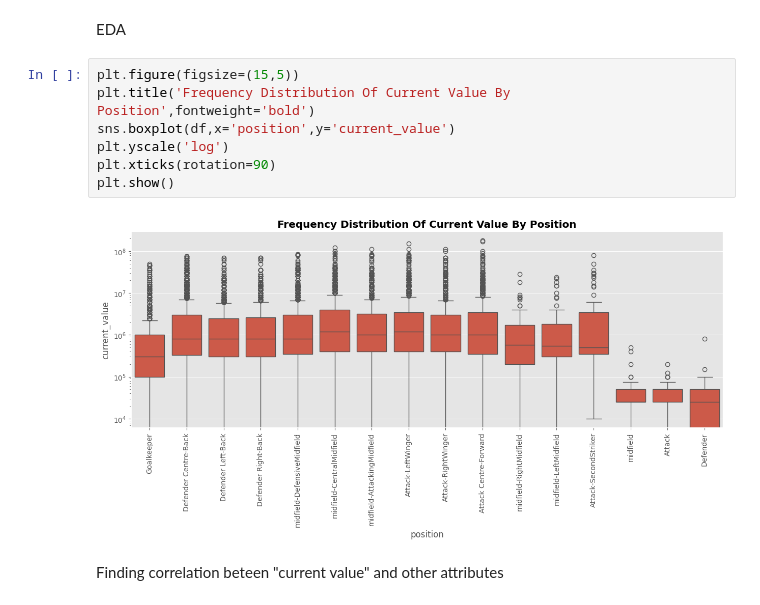
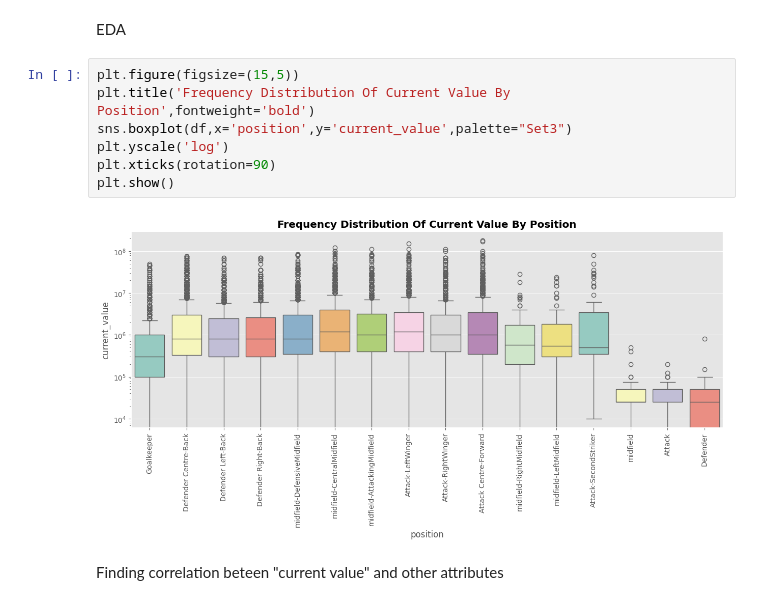
Before and after one commit to Farees04/Footballers_Current_Value, a Jupyter notebook: notebook/EDA.ipynb, the cells around one changed output. Saved outputs shown, nothing was run; the diff lists cells and outputs as text.

```diff
--- a/notebook/EDA.ipynb
+++ b/notebook/EDA.ipynb
@@ -43,12 +43,12 @@ EDA
 # %%
 plt.figure(figsize=(15,5))
 plt.title('Frequency Distribution Of Current Value By Position',fontweight='bold')
-sns.boxplot(df,x='position',y='current_value')
+sns.boxplot(df,x='position',y='current_value',palette="Set3")
 plt.yscale('log')
 plt.xticks(rotation=90)
 plt.show()
 # %% [output]
-[figure, old version]
+[figure, new version]
 # %% [markdown]
 Finding correlation beteen "current value" and other attributes
 # %%
```
Also changed, not shown: 1 other file.
